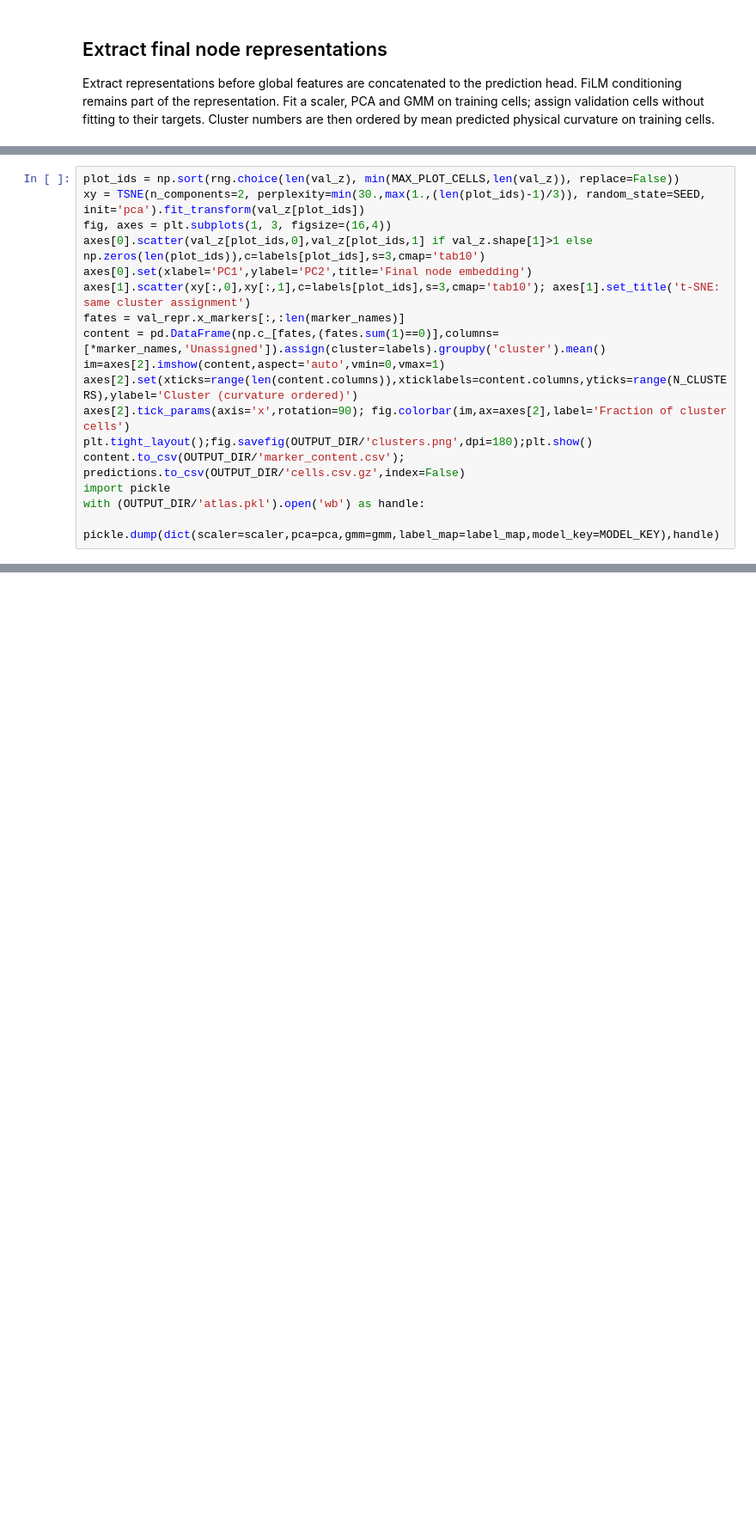
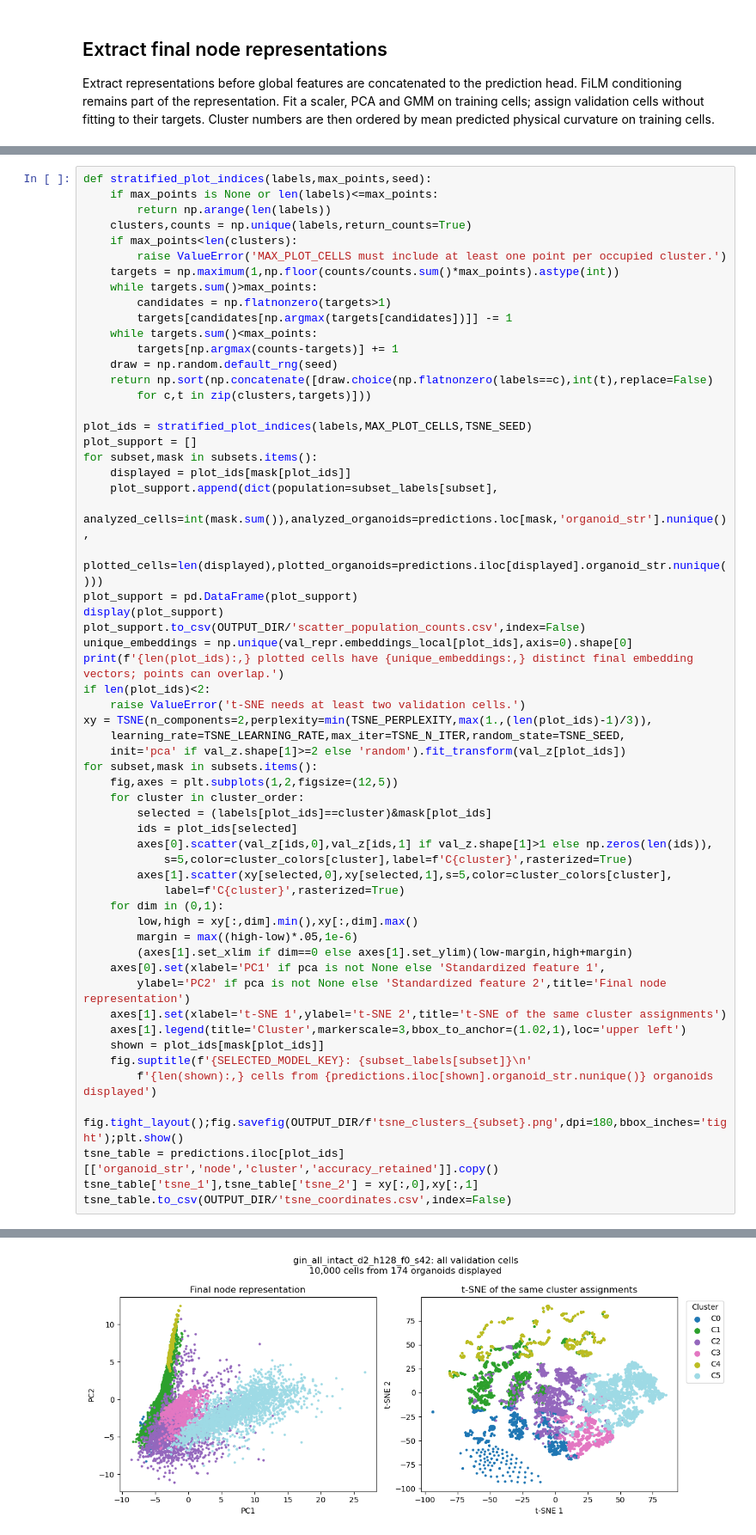
Before and after one commit to fskovbo/organoid_GNN, a Jupyter notebook: experiments/embeddings/clustering.ipynb, the cells around one changed output, grey strips where cells are left out. Shown at 86% size. Saved outputs shown, nothing was run; the diff lists cells and outputs as text; blank space fills up the shorter version.

```diff
--- a/experiments/embeddings/clustering.ipynb
+++ b/experiments/embeddings/clustering.ipynb
@@ -88,17 +157,0 @@ PCA and t-SNE show the same sampled validation cells and cluster labels. PCA dis
-# %%
-plot_ids = np.sort(rng.choice(len(val_z), min(MAX_PLOT_CELLS,len(val_z)), replace=False))
-xy = TSNE(n_components=2, perplexity=min(30.,max(1.,(len(plot_ids)-1)/3)), random_state=SEED, init='pca').fit_transform(val_z[plot_ids])
-fig, axes = plt.subplots(1, 3, figsize=(16,4))
-axes[0].scatter(val_z[plot_ids,0],val_z[plot_ids,1] if val_z.shape[1]>1 else np.zeros(len(plot_ids)),c=labels[plot_ids],s=3,cmap='tab10')
-axes[0].set(xlabel='PC1',ylabel='PC2',title='Final node embedding')
-axes[1].scatter(xy[:,0],xy[:,1],c=labels[plot_ids],s=3,cmap='tab10'); axes[1].set_title('t-SNE: same cluster assignment')
-fates = val_repr.x_markers[:,:len(marker_names)]
-content = pd.DataFrame(np.c_[fates,(fates.sum(1)==0)],columns=[*marker_names,'Unassigned']).assign(cluster=labels).groupby('cluster').mean()
-im=axes[2].imshow(content,aspect='auto',vmin=0,vmax=1)
-axes[2].set(xticks=range(len(content.columns)),xticklabels=content.columns,yticks=range(N_CLUSTERS),ylabel='Cluster (curvature ordered)')
-axes[2].tick_params(axis='x',rotation=90); fig.colorbar(im,ax=axes[2],label='Fraction of cluster cells')
-plt.tight_layout();fig.savefig(OUTPUT_DIR/'clusters.png',dpi=180);plt.show()
-content.to_csv(OUTPUT_DIR/'marker_content.csv'); predictions.to_csv(OUTPUT_DIR/'cells.csv.gz',index=False)
-import pickle
-with (OUTPUT_DIR/'atlas.pkl').open('wb') as handle:
-    pickle.dump(dict(scaler=scaler,pca=pca,gmm=gmm,label_map=label_map,model_key=MODEL_KEY),handle)
@@ -104,0 +248,59 @@ with (OUTPUT_DIR/'atlas.pkl').open('wb') as handle:
+# %%
+def stratified_plot_indices(labels,max_points,seed):
+    if max_points is None or len(labels)<=max_points:
+        return np.arange(len(labels))
+    clusters,counts = np.unique(labels,return_counts=True)
+    if max_points<len(clusters):
+        raise ValueError('MAX_PLOT_CELLS must include at least one point per occupied cluster.')
+    targets = np.maximum(1,np.floor(counts/counts.sum()*max_points).astype(int))
+    while targets.sum()>max_points:
+        candidates = np.flatnonzero(targets>1)
+        targets[candidates[np.argmax(targets[candidates])]] -= 1
+    while targets.sum()<max_points:
+        targets[np.argmax(counts-targets)] += 1
+    draw = np.random.default_rng(seed)
+    return np.sort(np.concatenate([draw.choice(np.flatnonzero(labels==c),int(t),replace=False)
+        for c,t in zip(clusters,targets)]))
+
+plot_ids = stratified_plot_indices(labels,MAX_PLOT_CELLS,TSNE_SEED)
+plot_support = []
+for subset,mask in subsets.items():
+    displayed = plot_ids[mask[plot_ids]]
+    plot_support.append(dict(population=subset_labels[subset],
+        analyzed_cells=int(mask.sum()),analyzed_organoids=predictions.loc[mask,'organoid_str'].nunique(),
+        plotted_cells=len(displayed),plotted_organoids=predictions.iloc[displayed].organoid_str.nunique()))
+plot_support = pd.DataFrame(plot_support)
+display(plot_support)
+plot_support.to_csv(OUTPUT_DIR/'scatter_population_counts.csv',index=False)
+unique_embeddings = np.unique(val_repr.embeddings_local[plot_ids],axis=0).shape[0]
+print(f'{len(plot_ids):,} plotted cells have {unique_embeddings:,} distinct final embedding vectors; points can overlap.')
+if len(plot_ids)<2:
+    raise ValueError('t-SNE needs at least two validation cells.')
+xy = TSNE(n_components=2,perplexity=min(TSNE_PERPLEXITY,max(1.,(len(plot_ids)-1)/3)),
+    learning_rate=TSNE_LEARNING_RATE,max_iter=TSNE_N_ITER,random_state=TSNE_SEED,
+    init='pca' if val_z.shape[1]>=2 else 'random').fit_transform(val_z[plot_ids])
+for subset,mask in subsets.items():
+    fig,axes = plt.subplots(1,2,figsize=(12,5))
+    for cluster in cluster_order:
+        selected = (labels[plot_ids]==cluster)&mask[plot_ids]
+        ids = plot_ids[selected]
+        axes[0].scatter(val_z[ids,0],val_z[ids,1] if val_z.shape[1]>1 else np.zeros(len(ids)),
+            s=5,color=cluster_colors[cluster],label=f'C{cluster}',rasterized=True)
+        axes[1].scatter(xy[selected,0],xy[selected,1],s=5,color=cluster_colors[cluster],
+            label=f'C{cluster}',rasterized=True)
+    for dim in (0,1):
+        low,high = xy[:,dim].min(),xy[:,dim].max()
+        margin = max((high-low)*.05,1e-6)
+        (axes[1].set_xlim if dim==0 else axes[1].set_ylim)(low-margin,high+margin)
+    axes[0].set(xlabel='PC1' if pca is not None else 'Standardized feature 1',
+        ylabel='PC2' if pca is not None else 'Standardized feature 2',title='Final node representation')
+    axes[1].set(xlabel='t-SNE 1',ylabel='t-SNE 2',title='t-SNE of the same cluster assignments')
+    axes[1].legend(title='Cluster',markerscale=3,bbox_to_anchor=(1.02,1),loc='upper left')
+    shown = plot_ids[mask[plot_ids]]
+    fig.suptitle(f'{SELECTED_MODEL_KEY}: {subset_labels[subset]}\n'
+        f'{len(shown):,} cells from {predictions.iloc[shown].organoid_str.nunique()} organoids displayed')
+    fig.tight_layout();fig.savefig(OUTPUT_DIR/f'tsne_clusters_{subset}.png',dpi=180,bbox_inches='tight');plt.show()
+tsne_table = predictions.iloc[plot_ids][['organoid_str','node','cluster','accuracy_retained']].copy()
+tsne_table['tsne_1'],tsne_table['tsne_2'] = xy[:,0],xy[:,1]
+tsne_table.to_csv(OUTPUT_DIR/'tsne_coordinates.csv',index=False)
+# %% [output]
@@ -104,0 +311 @@ with (OUTPUT_DIR/'atlas.pkl').open('wb') as handle:
+[figure, added]
```
Also changed, not shown: parts of 21 cells of this notebook, 52 other files.
